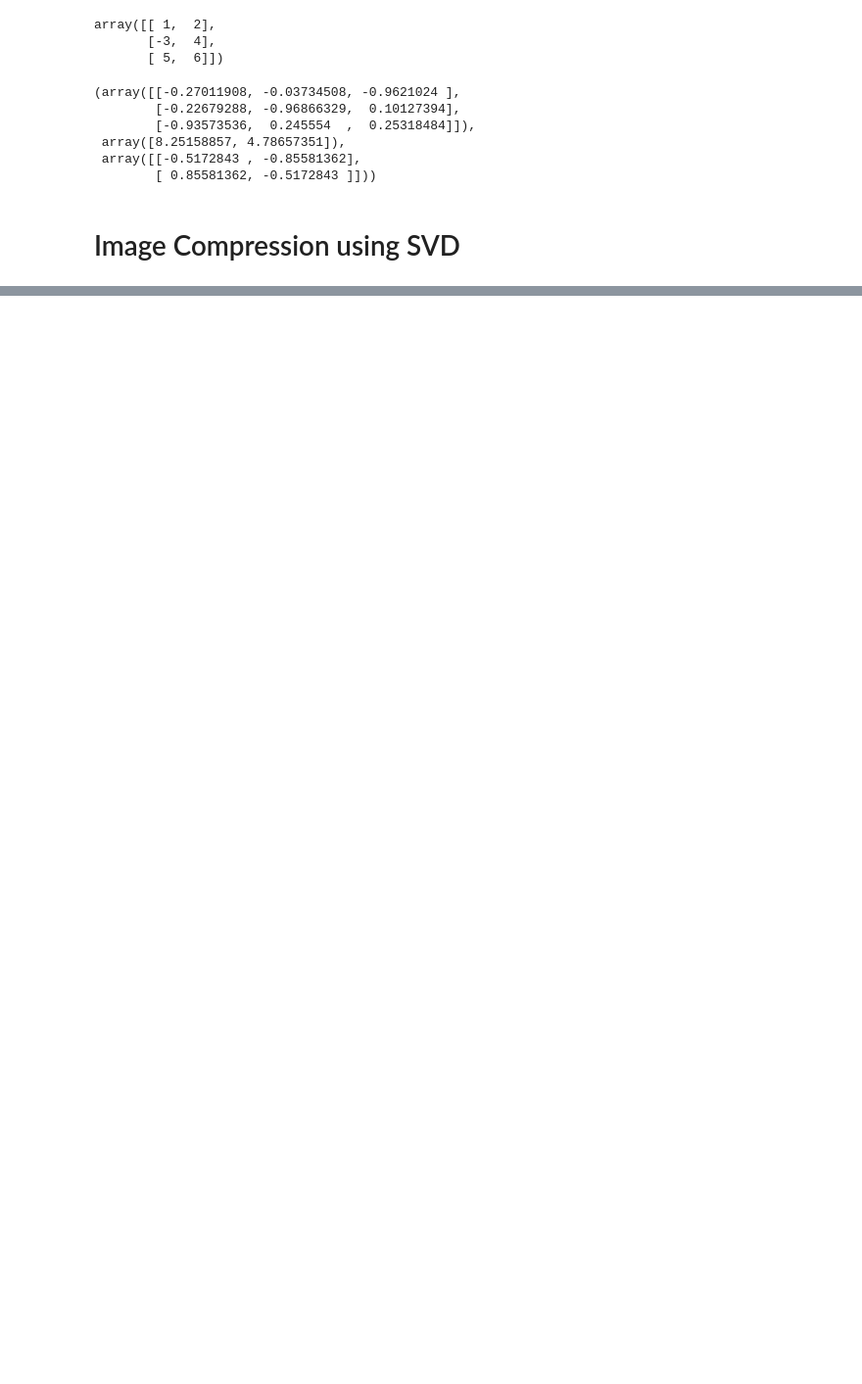
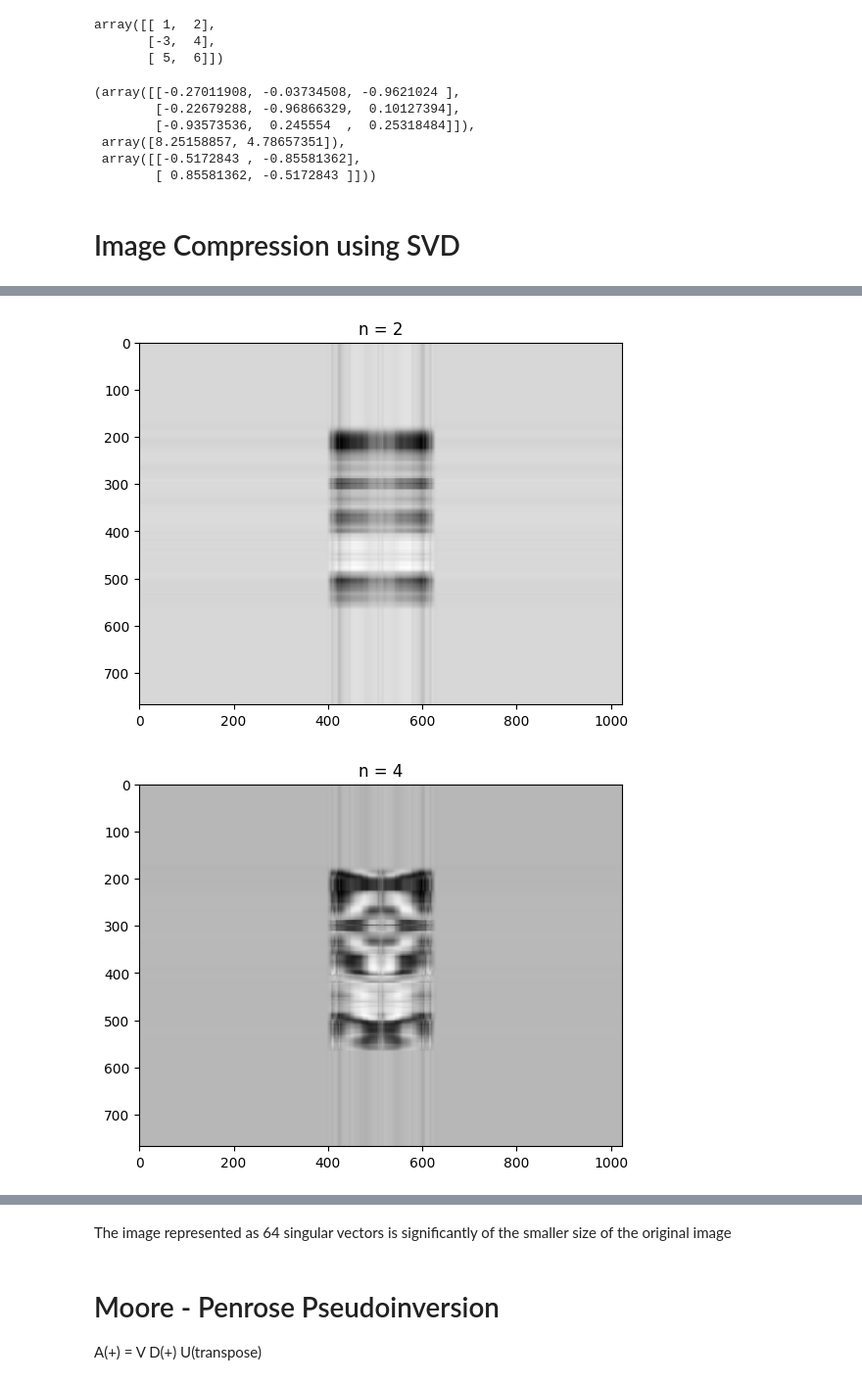
Before and after one commit to AnantUpadhyay02/100-Days-of-GenAI, a Jupyter notebook: linearAlgebra.ipynb, the cells around one changed output, grey strips where cells are left out. Shown at 98% size. Saved outputs shown, nothing was run; the diff lists cells and outputs as text; code cells hidden in the pictures; blank space fills up the shorter version.

```diff
--- a/linearAlgebra.ipynb
+++ b/linearAlgebra.ipynb
@@ -230,0 +260,3 @@ from PIL import Image
+# %%
+U , sigma , v = np.linalg.svd(imgMat)
+U, sigma ,v
@@ -230,0 +281,11 @@ from PIL import Image
+# %%
+# this is to compress the image using SVD
+for i in [2, 4, 8, 16, 32, 64]:
+    reconstimg = np.matrix(U[:, :i]) * np.diag(sigma[:i]) * np.matrix(v[:i, :])
+    plt.imshow(reconstimg, cmap='gray')
+    title = "n = %s" % i
+    plt.title(title)
+    plt.show()
+# %% [output]
+[figure, added]
+[figure, added]
@@ -230,0 +296,6 @@ from PIL import Image
+# %% [markdown]
+The image represented as 64 singular vectors is significantly of the smaller size of the original image
+# %% [markdown]
+# Moore - Penrose Pseudoinversion
+
+A(+) = V D(+) U(transpose)
```
Also changed, not shown: parts of 23 cells of this notebook, 1 other file.
